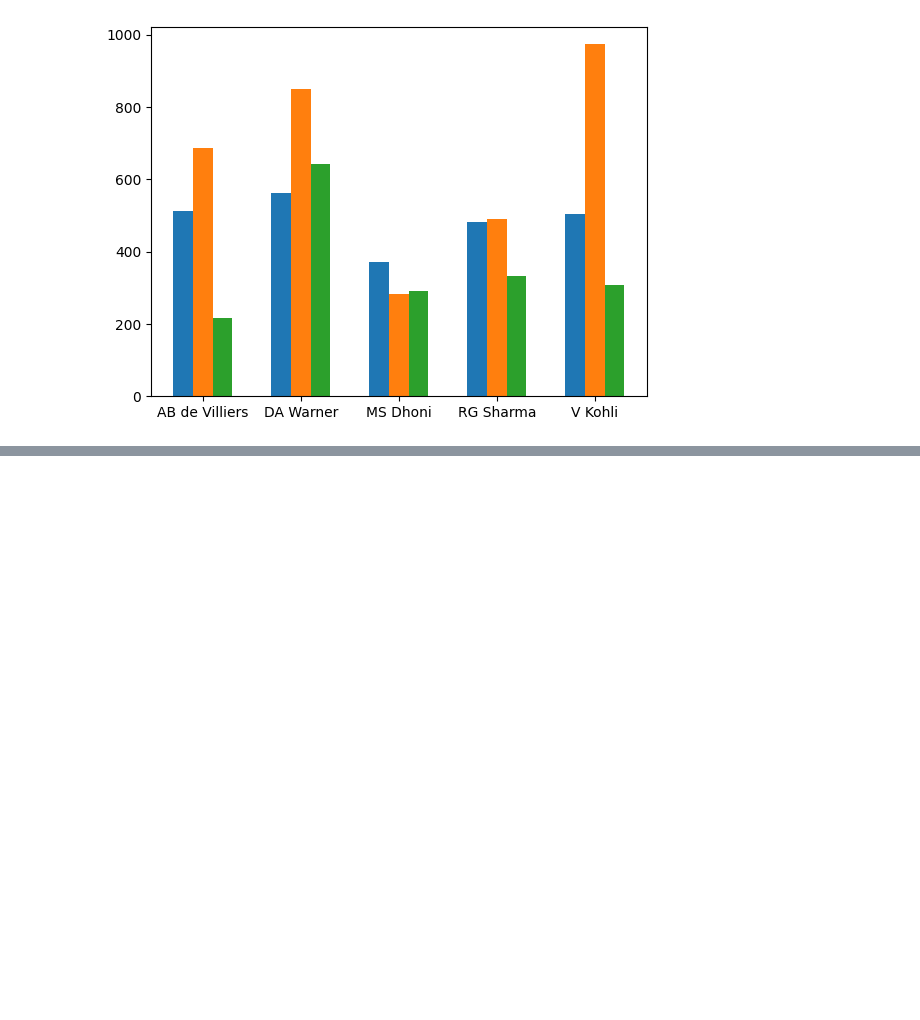
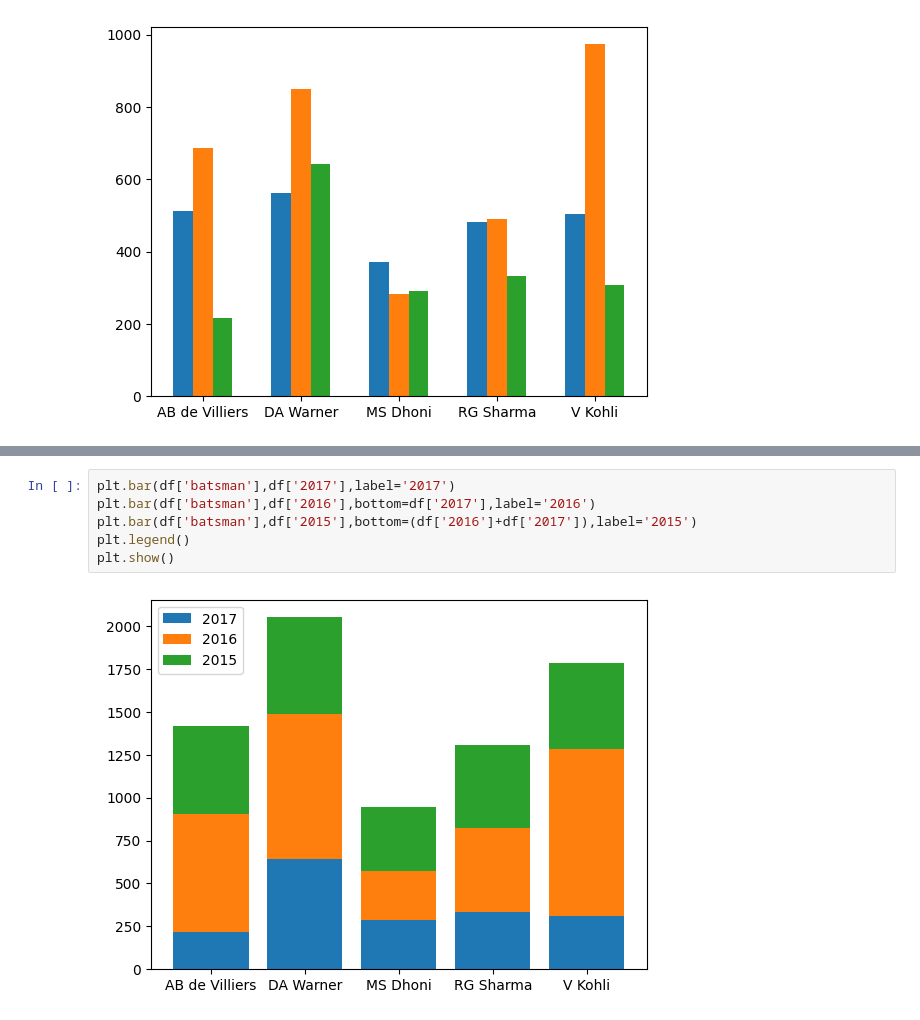
Before and after one commit to Abhinav09062005/python-, a Jupyter notebook: chapter4/mathplotlib.ipynb, the cells around one changed output, grey strips where cells are left out. Cells and saved outputs as stored; diff of their text form; blank space fills up the shorter version.

```diff
--- a/chapter4/mathplotlib.ipynb
+++ b/chapter4/mathplotlib.ipynb
@@ -201,0 +226,8 @@ plt.show()
+# %%
+plt.bar(df['batsman'],df['2017'],label='2017')
+plt.bar(df['batsman'],df['2016'],bottom=df['2017'],label='2016')
+plt.bar(df['batsman'],df['2015'],bottom=(df['2016']+df['2017']),label='2015')
+plt.legend()
+plt.show()
+# %% [output]
+[figure, added]
```
Also changed, not shown: parts of 5 cells of this notebook.
